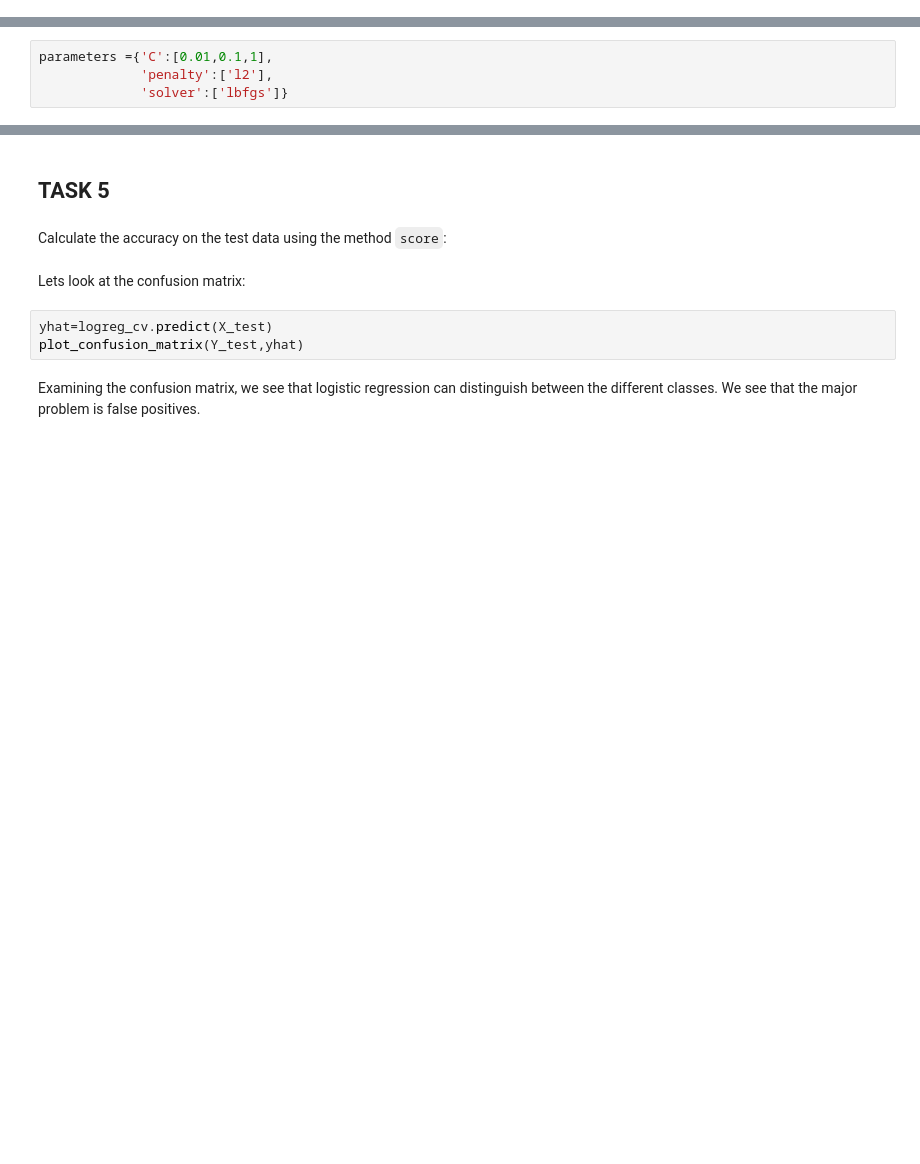
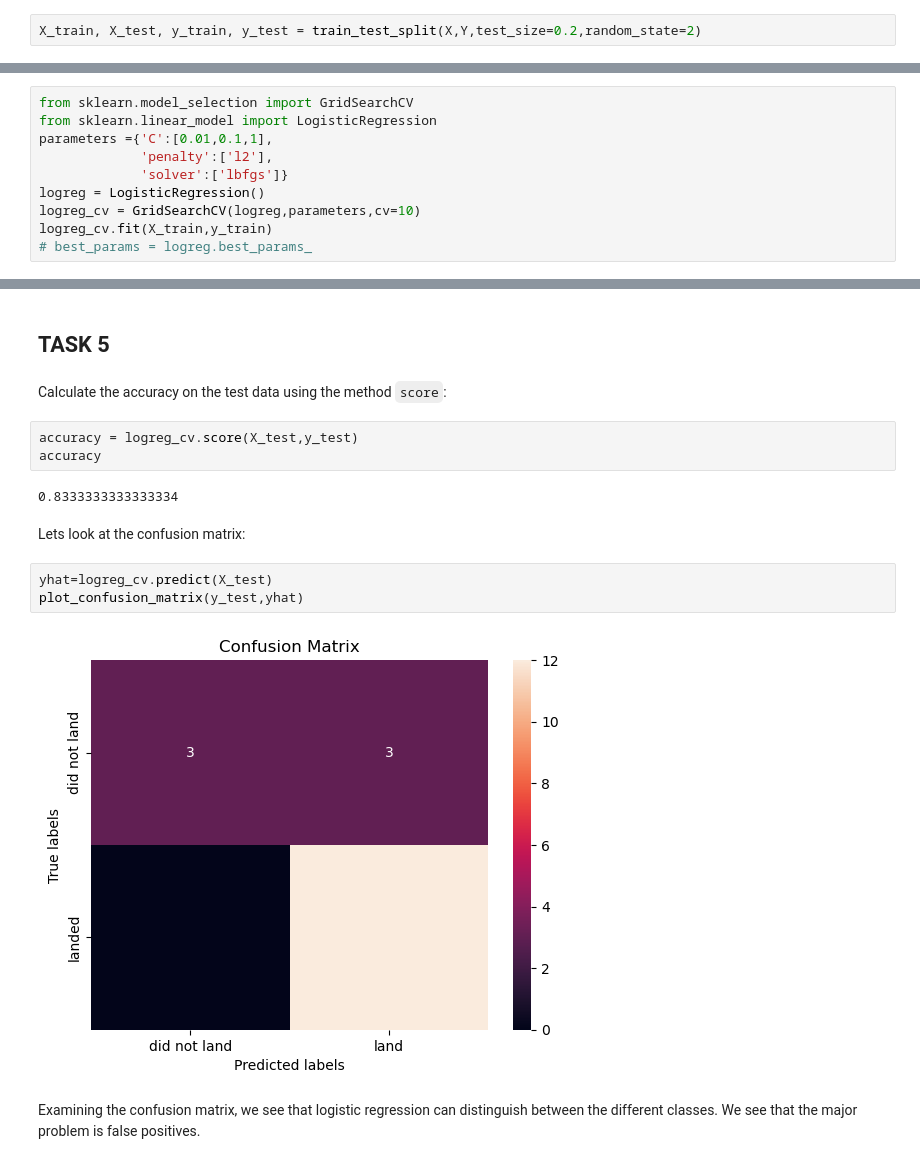
Before and after one commit to tmmendoza29/Coursera, a Jupyter notebook: Applied Capstone Project/Predictive Analysis/SpaceX_Machine_Learning_Prediction_Part_5.jupyterlite.ipynb, the cells around one changed output, grey strips where cells are left out. Saved outputs shown, nothing was run; the diff lists cells and outputs as text; blank space fills up the shorter version.

```diff
--- a/Applied Capstone Project/Predictive Analysis/SpaceX_Machine_Learning_Prediction_Part_5.jupyterlite.ipynb
+++ b/Applied Capstone Project/Predictive Analysis/SpaceX_Machine_Learning_Prediction_Part_5.jupyterlite.ipynb
@@ -172,6 +152,8 @@ We split the data into training and testing data using the  function  <code>trai
 Use the function train_test_split to split the data X and Y into training and test data. Set the parameter test_size to  0.2 and random_state to 2. The training data and test data should be assigned to the following labels.
 # %% [markdown]
 <code>X_train, X_test, Y_train, Y_test</code>
+# %%
+X_train, X_test, y_train, y_test = train_test_split(X,Y,test_size=0.2,random_state=2)
 # %% [markdown]
 we can see we only have 18 test samples.
 # %%
@@ -181,6 +165,12 @@ Y_test.shape
 # %% [markdown]
 Create a logistic regression object  then create a  GridSearchCV object  <code>logreg_cv</code> with cv = 10.  Fit the object to find the best parameters from the dictionary <code>parameters</code>.
 # %%
+from sklearn.model_selection import GridSearchCV
+from sklearn.linear_model import LogisticRegression
 parameters ={'C':[0.01,0.1,1],
              'penalty':['l2'],
              'solver':['lbfgs']}
+logreg = LogisticRegression()
+logreg_cv = GridSearchCV(logreg,parameters,cv=10)
+logreg_cv.fit(X_train,y_train)
+# best_params = logreg.best_params_
@@ -196,11 +210,18 @@ print("accuracy :",logreg_cv.best_score_)
 ## TASK  5
 # %% [markdown]
 Calculate the accuracy on the test data using the method <code>score</code>:
+# %%
+accuracy = logreg_cv.score(X_test,y_test)
+accuracy
+# %% [output]
+0.8333333333333334
 # %% [markdown]
 Lets look at the confusion matrix:
 # %%
 yhat=logreg_cv.predict(X_test)
-plot_confusion_matrix(Y_test,yhat)
+plot_confusion_matrix(y_test,yhat)
+# %% [output]
+[figure, added]
 # %% [markdown]
 Examining the confusion matrix, we see that logistic regression can distinguish between the different classes.  We see that the major problem is false positives.
 # %% [markdown]
```
Also changed, not shown: parts of 10 cells of this notebook.
